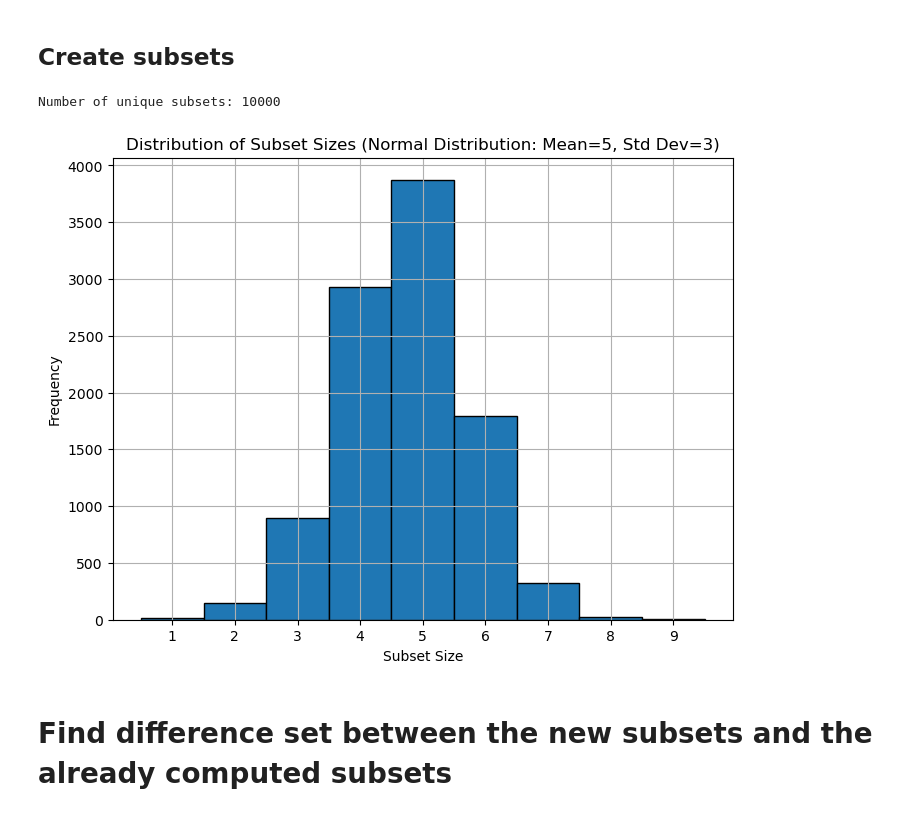
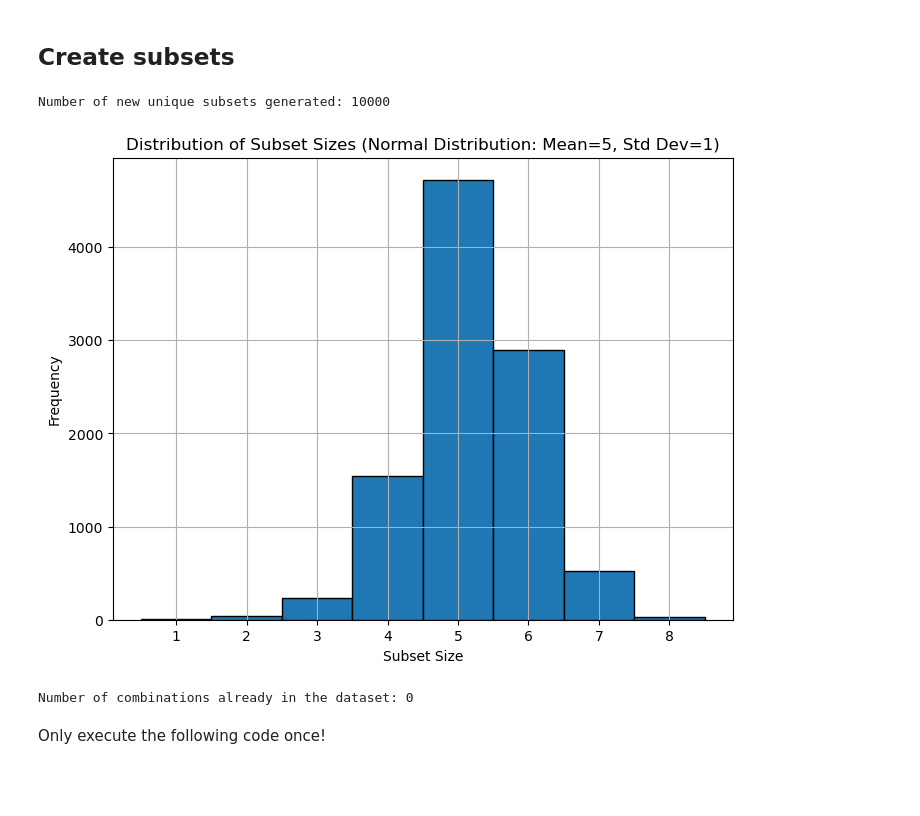
Before and after one commit to enatterer/matsim-ile-de-france, a Jupyter notebook: ile_de_france/src/main/python/creating_subgraphs/create_subgraphs_1pm_speed_reduction.ipynb, the cells around one changed output. Cells and saved outputs as stored; diff of their text form; code cells hidden in the pictures; blank space fills up the shorter version.

```diff
--- a/ile_de_france/src/main/python/creating_subgraphs/create_subgraphs_1pm_speed_reduction.ipynb
+++ b/ile_de_france/src/main/python/creating_subgraphs/create_subgraphs_1pm_speed_reduction.ipynb
@@ -58,11 +70,18 @@ subdirs.sort()
 # %% [markdown]
 ## Create subsets
 # %%
+# Load the existing dataset
+with open('datasets_created/dataset_1pm_cap_reduction_10k.pkl', 'rb') as file:
+    existing_dataset = pickle.load(file)
+
+# Convert the existing dataset to a set of sorted tuples for efficient lookup
+existing_combinations = set(tuple(sorted(combination)) for combination in existing_dataset)
+
 # List of 20 districts (represented as integers 1 to 20)
 districts = list(range(1, 21))
 
-# Function to generate 50,000 unique subsets with sizes following a normal distribution
-def generate_unique_subsets(districts, mean=4, std_dev=3, target_size=50000):
+# Function to generate unique subsets that are not in the existing dataset
+def generate_unique_subsets(districts, existing_combinations, mean=4, std_dev=3, target_size=50000):
     unique_subsets = set()
 
     while len(unique_subsets) < target_size:
@@ -75,35 +94,49 @@ def generate_unique_subsets(districts, mean=4, std_dev=3, target_size=50000):
         # Randomly sample districts for the subset
         subset = tuple(sorted(random.sample(districts, subset_size)))
 
-        # Add the subset to the set of unique subsets
-        unique_subsets.add(subset)
+        # Add the subset to the set of unique subsets only if it's not in the existing dataset
+        if subset not in existing_combinations:
+            unique_subsets.add(subset)
 
     return list(unique_subsets)
 
-# Generate 80,000 unique subsets
-new_combinations = generate_unique_subsets(districts, mean=5, std_dev=1, target_size=10000)
+# Generate 10,000 unique subsets that are not in the existing dataset
+new_combinations = generate_unique_subsets(districts, existing_combinations, mean=5, std_dev=1, target_size=10000)
 
-# Check the number of unique subsets
-print(f"Number of unique subsets: {len(new_combinations)}")
+# Check the number of unique subsets generated
+print(f"Number of new unique subsets generated: {len(new_combinations)}")
 # %% [output]
-Number of unique subsets: 10000
+Number of new unique subsets generated: 10000
 # %%
 # Extract the sizes of the subsets
 subset_sizes = [len(subset) for subset in new_combinations]
 
 # Plot the distribution of subset sizes
 plt.figure(figsize=(8, 6))
 plt.hist(subset_sizes, bins=range(1, max(subset_sizes)+2), align='left', edgecolor='black')
-plt.title('Distribution of Subset Sizes (Normal Distribution: Mean=5, Std Dev=3)')
+plt.title('Distribution of Subset Sizes (Normal Distribution: Mean=5, Std Dev=1)')
 plt.xlabel('Subset Size')
 plt.ylabel('Frequency')
 plt.xticks(range(1, max(subset_sizes)+1))
 plt.grid(True)
 plt.show()
 # %% [output]
-[figure, old version]
+[figure, new version]
-# %% [markdown]
-# Find difference set between the new subsets and the already computed subsets
+# %%
+# Convert new_combinations to a set of sorted tuples for comparison
+new_combinations_set = set(tuple(sorted(combination)) for combination in new_combinations)
+
+# Find the intersection of the two sets to see how many combinations already exist
+common_combinations = new_combinations_set.intersection(existing_combinations)
+
+# Count how many of those combinations are already in the dataset
+count_existing = len(common_combinations)
+
+print(f"Number of combinations already in the dataset: {count_existing}")
+# %% [output]
+Number of combinations already in the dataset: 0
+# %% [markdown]
+Only execute the following code once!
 # %%
 # Save the random_subset list to a file using pickle
 with open(result_df_name + '.pkl', 'wb') as file:
```
Also changed, not shown: parts of 14 cells of this notebook, 4 other files.
